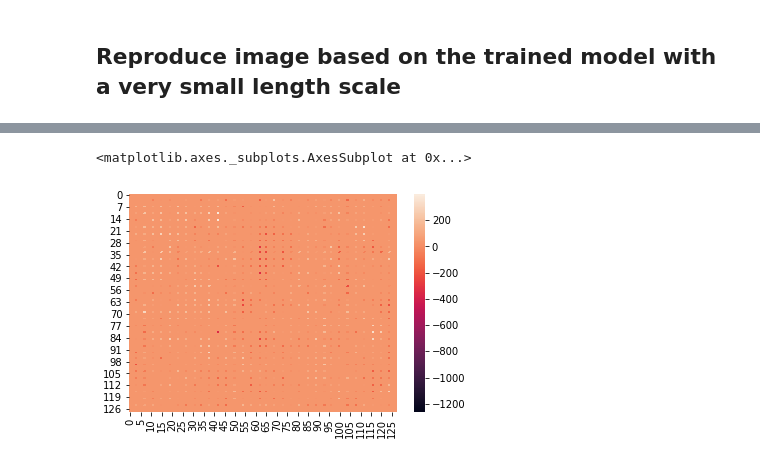
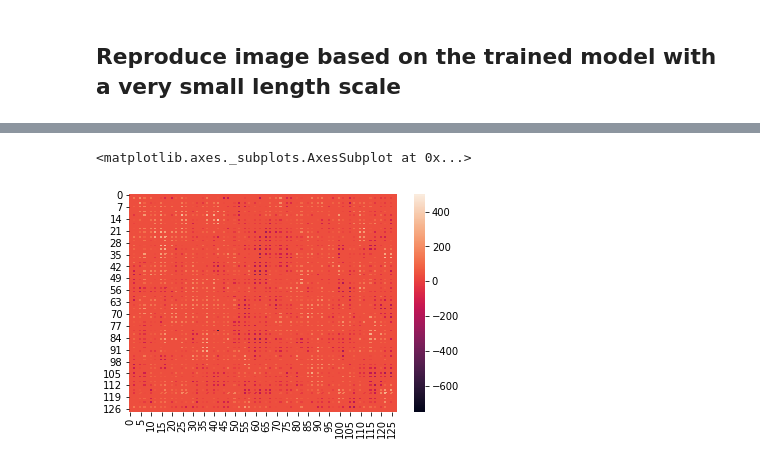
Before and after one commit to yasuaki-94/gpVariational, a Jupyter notebook: CMB/CMB_GP.ipynb, the cells around one changed output, grey strips where cells are left out. Saved outputs shown, nothing was run; the diff lists cells and outputs as text; code cells hidden in the pictures.

```diff
--- a/CMB/CMB_GP.ipynb
+++ b/CMB/CMB_GP.ipynb
@@ -121,12 +143,12 @@ Inducing inputs are taken to be equally spaced points in the grid.
 # %% [markdown]
 ### Training
 # %%
-X_inducing = inducingInputsGenerator(X, 32)
+X_inducing = inducingInputsGenerator(X, 50)
 sigmaSqf = 0.0001
 lscale = 0.01
 varErr = 0.00001
 
-gpImage = vgp_sqExp(X_train,
+gpImage = VGPsqExp(X_train,
                     y_train,
                     X_inducing,
                     sigmaSqf,
@@ -157,7 +179,7 @@ sns.heatmap(pred_image.reshape(N,N), vmin=-1260, vmax=398)
 # %%
 lscale = 0.000000001
 
-gpImage = vgp_sqExp(X_train,
+gpImage = VGPsqExp(X_train,
                     y_train,
                     X_inducing,
                     sigmaSqf,
@@ -169,6 +191,6 @@ Elapsed Time (in Seconds): 171
 # %%
 pred_image = gpImage.predictMean(X, y)
-sns.heatmap(pred_image.reshape(N,N), vmin=-1260, vmax=398)
+sns.heatmap(pred_image.reshape(N,N), vmin=-750, vmax=500)
 # %% [output]
 <matplotlib.axes._subplots.AxesSubplot at 0x...>
-[figure, old version]
+[figure, new version]
```
Also changed, not shown: parts of 19 cells of this notebook, 6 other files.
